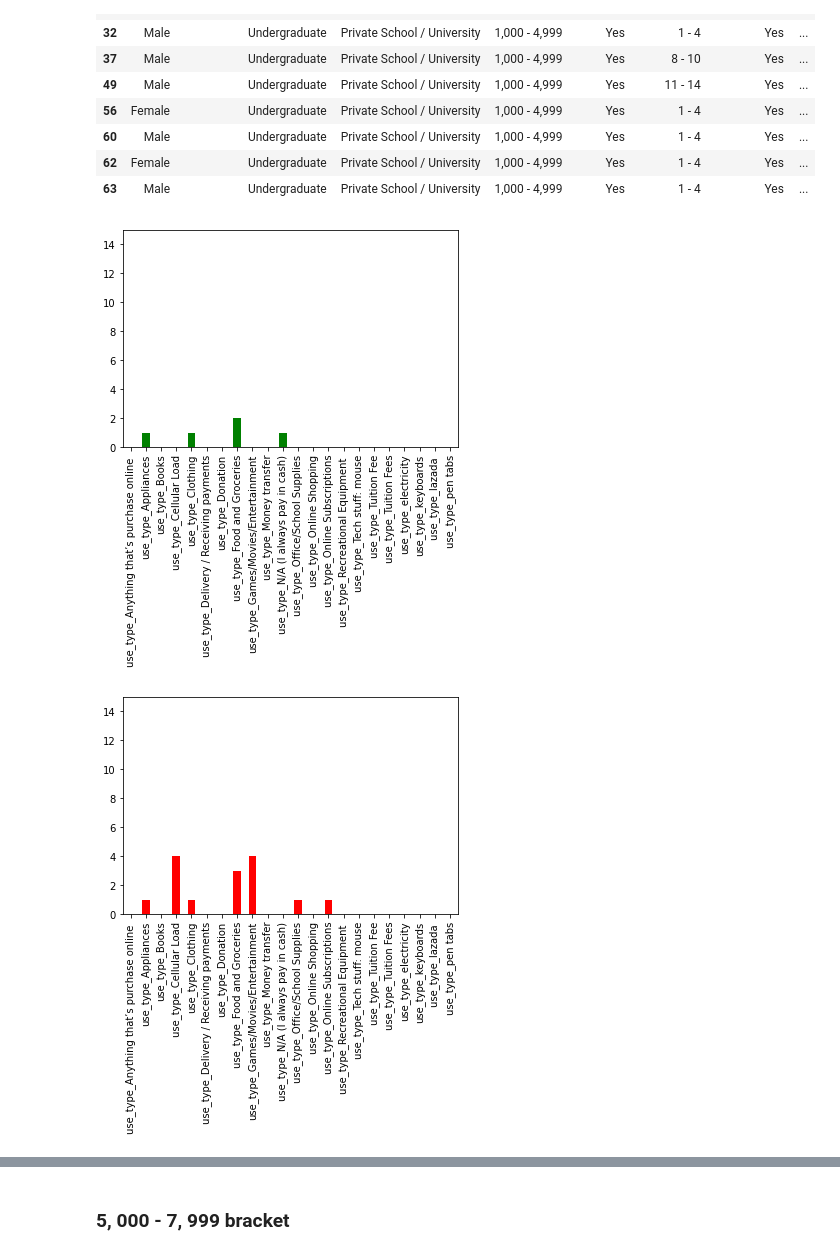
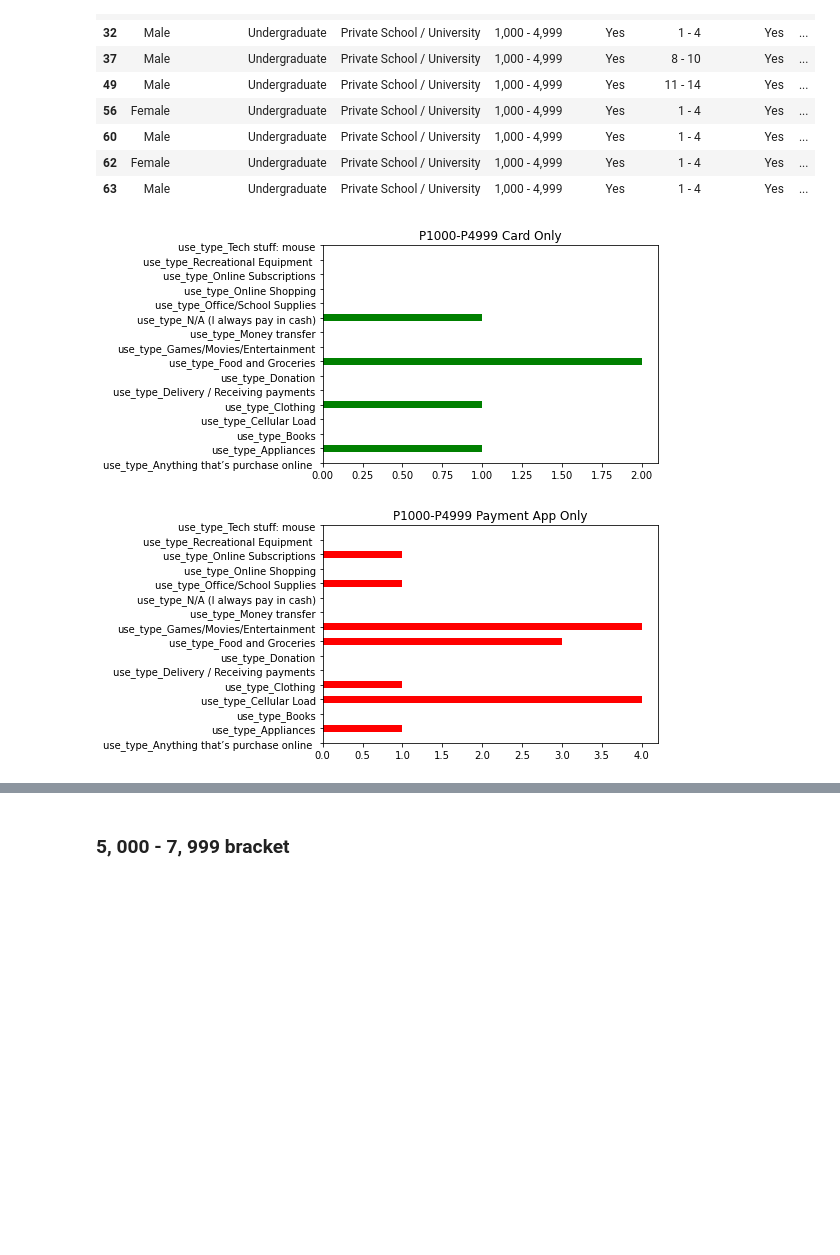
Before and after one commit to geosefuy/sthciux-cashless, a Jupyter notebook: [STHCIUX] Needfinding Study Exploratory Data Analysis.ipynb, the cells around one changed output, grey strips where cells are left out. Cells and saved outputs as stored; diff of their text form; code cells hidden in the pictures; blank space fills up the shorter version.

```diff
--- a/[STHCIUX] Needfinding Study Exploratory Data Analysis.ipynb
+++ b/[STHCIUX] Needfinding Study Exploratory Data Analysis.ipynb
@@ -321,17 +324,20 @@ _1000_4999both
 | 62 | Female | Undergraduate | Private School / University | 1,000 - 4,999 | Yes | 1 - 4 | Yes | ... |
 | 63 | Male | Undergraduate | Private School / University | 1,000 - 4,999 | Yes | 1 - 4 | Yes | ... |
 # %%
-_1000_4999card[use_type_columns].sum().plot.bar(color='green')
+_1000_4999card[use_type_columns].sum().plot.barh(color='green')
+plt.title("P1000-P4999 Card Only")
 plt.gca().set_ylim([0, 15])
 plt.show()
 
-_1000_4999pay_app[use_type_columns].sum().plot.bar(color='red')
+_1000_4999pay_app[use_type_columns].sum().plot.barh(color='red')
+plt.title("P1000-P4999 Payment App Only")
 plt.gca().set_ylim([0, 15])
 plt.show()
 
-_1000_4999both[use_type_columns].sum().plot.bar(color='blue')
+_1000_4999both[use_type_columns].sum().plot.barh(color='blue')
+plt.title("P1000-P4999 Both Methods")
 plt.gca().set_ylim([0, 15])
 plt.show()
 # %% [output]
-[figure, old version]
+[figure, new version]
-[figure, old version]
+[figure, new version]
```
Also changed, not shown: parts of 6 cells of this notebook.
